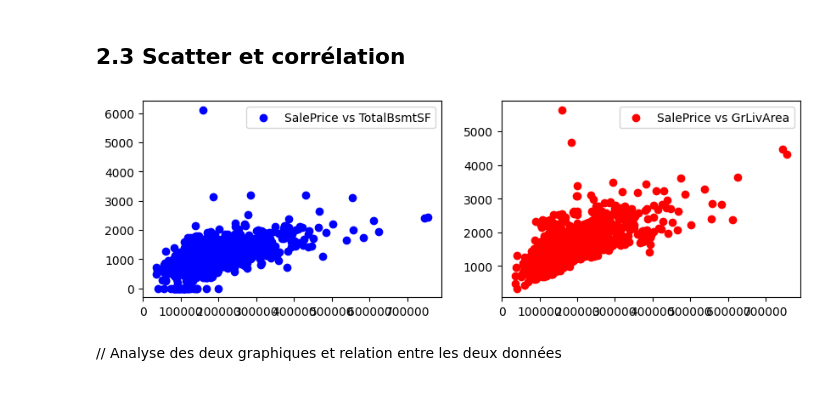
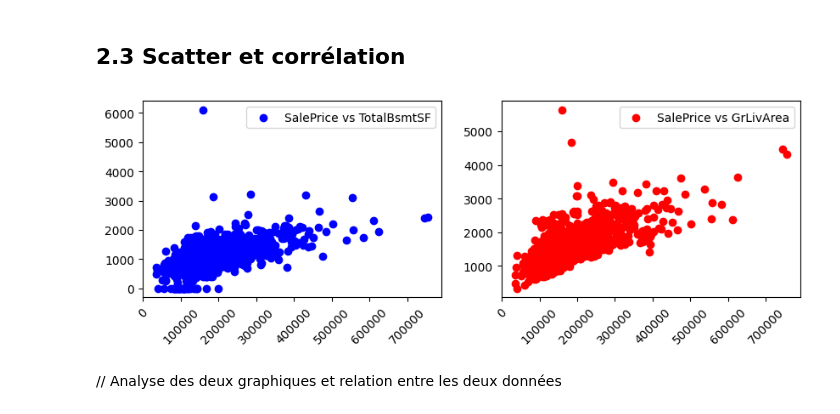
Before and after one commit to Lit3C/house_pricing, a Jupyter notebook: dataviz.ipynb, the cells around one changed output. Cells and saved outputs as stored; diff of their text form; code cells hidden in the pictures.

```diff
--- a/dataviz.ipynb
+++ b/dataviz.ipynb
@@ -115,17 +115,19 @@ df = pd.read_csv('dataset/train.csv')
 # %%
 fig = plt.figure(figsize=(10,3))
 
 plt.subplot(121)
 plt.scatter(df['SalePrice'], df['TotalBsmtSF'], color='blue', label='SalePrice vs TotalBsmtSF')
+plt.xticks(rotation=45)
 plt.legend()
 
 plt.subplot(122)
 plt.scatter(df['SalePrice'], df['GrLivArea'], color='red', label='SalePrice vs GrLivArea')
+plt.xticks(rotation=45)
 plt.legend()
 
 plt.show()
 # %% [output]
-[figure, old version]
+[figure, new version]
 # %% [markdown]
 // Analyse des deux graphiques et relation entre les deux données
 # %% [markdown]
```
Also changed, not shown: parts of 6 cells of this notebook.
